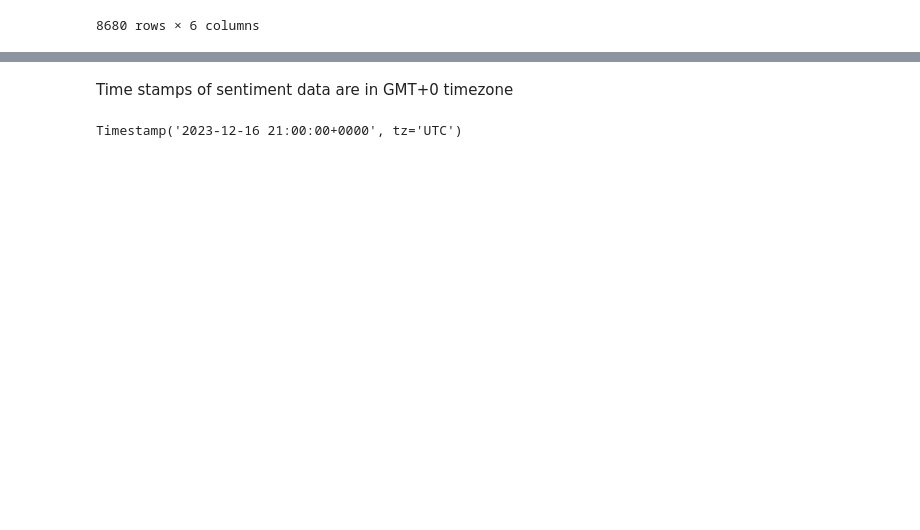
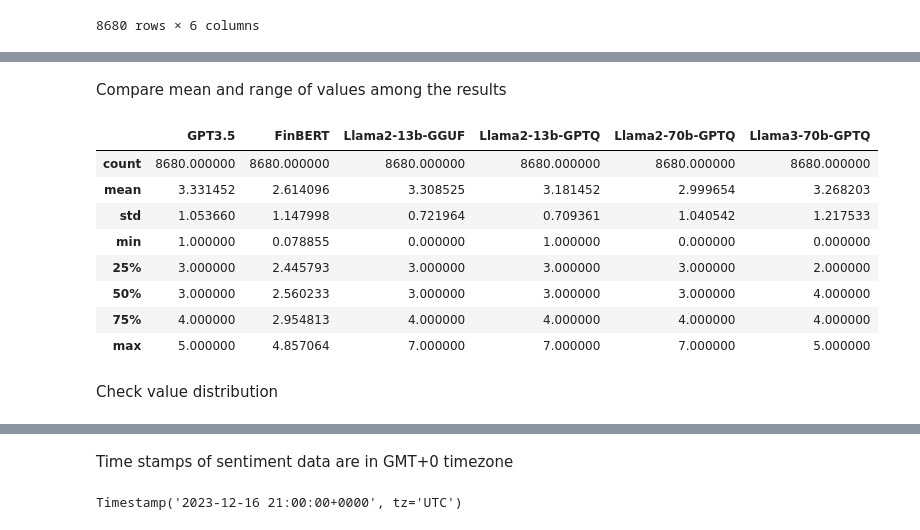
Before and after one commit to gregiberri/llm_financial_sentiment_analysis, a Jupyter notebook: notebooks/7_stock_prediction.ipynb, the cells around one changed output, grey strips where cells are left out. Saved outputs shown, nothing was run; the diff lists cells and outputs as text; code cells hidden in the pictures; blank space fills up the shorter version.

Commit message:
Checking irregular values

```diff
--- a/notebooks/7_stock_prediction.ipynb
+++ b/notebooks/7_stock_prediction.ipynb
@@ -42,0 +56,16 @@ merged_df
+# %% [markdown]
+Compare mean and range of values among the results
+# %%
+merged_df.describe()
+# %% [output]
+|  | GPT3.5 | FinBERT | Llama2-13b-GGUF | Llama2-13b-GPTQ | Llama2-70b-GPTQ | Llama3-70b-GPTQ |
+| count | 8680.000000 | 8680.000000 | 8680.000000 | 8680.000000 | 8680.000000 | 8680.000000 |
+| mean | 3.331452 | 2.614096 | 3.308525 | 3.181452 | 2.999654 | 3.268203 |
+| std | 1.053660 | 1.147998 | 0.721964 | 0.709361 | 1.040542 | 1.217533 |
+| min | 1.000000 | 0.078855 | 0.000000 | 1.000000 | 0.000000 | 0.000000 |
+| 25% | 3.000000 | 2.445793 | 3.000000 | 3.000000 | 3.000000 | 2.000000 |
+| 50% | 3.000000 | 2.560233 | 3.000000 | 3.000000 | 3.000000 | 4.000000 |
+| 75% | 4.000000 | 2.954813 | 4.000000 | 4.000000 | 4.000000 | 4.000000 |
+| max | 5.000000 | 4.857064 | 7.000000 | 7.000000 | 7.000000 | 5.000000 |
+# %% [markdown]
+Check value distribution
```
Also changed, not shown: parts of 3 cells of this notebook.
